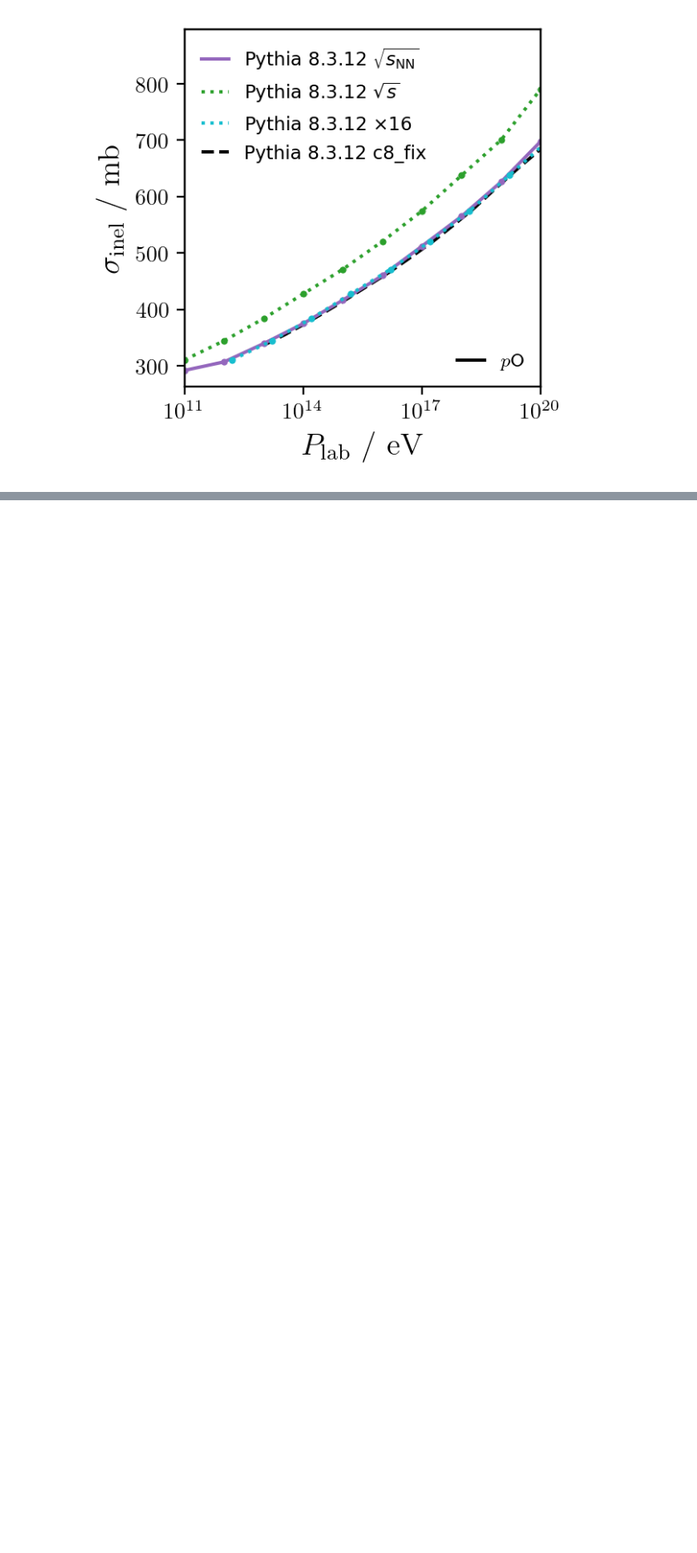
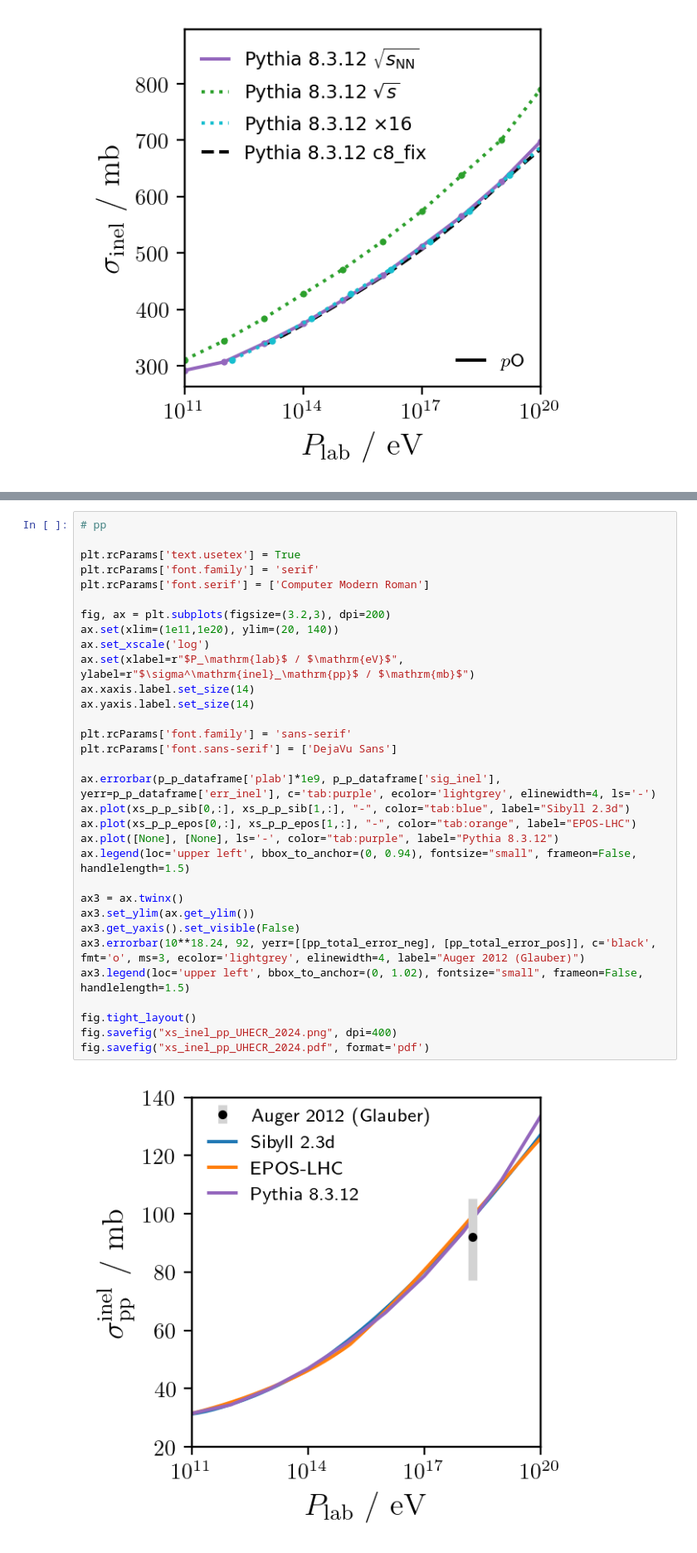
Before and after one commit to gaudu/pythia8312, a Jupyter notebook: examples/pythia8312_xsec_plotting.ipynb, the cells around one changed output, grey strips where cells are left out. Shown at 83% size. Cells and saved outputs as stored; diff of their text form; blank space fills up the shorter version.

Commit message:
modify pp and p-air for UHECR 2024 poster

```diff
--- a/examples/pythia8312_xsec_plotting.ipynb
+++ b/examples/pythia8312_xsec_plotting.ipynb
@@ -1550,0 +1553,34 @@ fig.savefig("xs_inel_pO_sNN_fix.pdf", format='pdf')
+# %%
+# pp
+
+plt.rcParams['text.usetex'] = True
+plt.rcParams['font.family'] = 'serif'
+plt.rcParams['font.serif'] = ['Computer Modern Roman']
+
+fig, ax = plt.subplots(figsize=(3.2,3), dpi=200)
+ax.set(xlim=(1e11,1e20), ylim=(20, 140))
+ax.set_xscale('log')
+ax.set(xlabel=r"$P_\mathrm{lab}$ / $\mathrm{eV}$", ylabel=r"$\sigma^\mathrm{inel}_\mathrm{pp}$ / $\mathrm{mb}$")
+ax.xaxis.label.set_size(14)
+ax.yaxis.label.set_size(14)
+
+plt.rcParams['font.family'] = 'sans-serif'
+plt.rcParams['font.sans-serif'] = ['DejaVu Sans']
+
+ax.errorbar(p_p_dataframe['plab']*1e9, p_p_dataframe['sig_inel'], yerr=p_p_dataframe['err_inel'], c='tab:purple', ecolor='lightgrey', elinewidth=4, ls='-')
+ax.plot(xs_p_p_sib[0,:], xs_p_p_sib[1,:], "-", color="tab:blue", label="Sibyll 2.3d")
+ax.plot(xs_p_p_epos[0,:], xs_p_p_epos[1,:], "-", color="tab:orange", label="EPOS-LHC")
+ax.plot([None], [None], ls='-', color="tab:purple", label="Pythia 8.3.12")
+ax.legend(loc='upper left', bbox_to_anchor=(0, 0.94), fontsize="small", frameon=False, handlelength=1.5)
+
+ax3 = ax.twinx()
+ax3.set_ylim(ax.get_ylim())
+ax3.get_yaxis().set_visible(False)
+ax3.errorbar(10**18.24, 92, yerr=[[pp_total_error_neg], [pp_total_error_pos]], c='black', fmt='o', ms=3, ecolor='lightgrey', elinewidth=4, label="Auger 2012 (Glauber)")
+ax3.legend(loc='upper left', bbox_to_anchor=(0, 1.02), fontsize="small", frameon=False, handlelength=1.5)
+
+fig.tight_layout()
+fig.savefig("xs_inel_pp_UHECR_2024.png", dpi=400)
+fig.savefig("xs_inel_pp_UHECR_2024.pdf", format='pdf')
+# %% [output]
+[figure, added]
```
Also changed, not shown: parts of 3 cells of this notebook.
